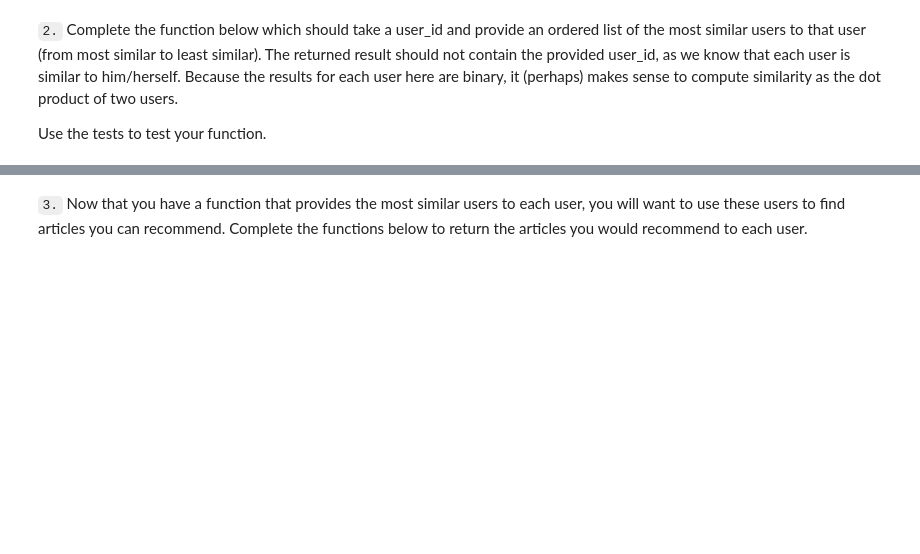
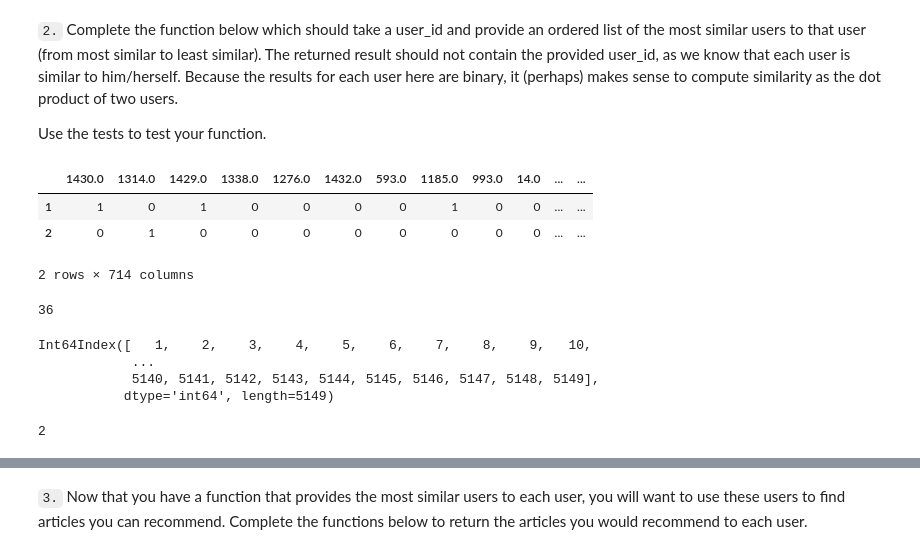
Before and after one commit to bdfaus/Recommendations-with-IBM, a Jupyter notebook: Recommendations_with_IBM.ipynb, the cells around one changed output, grey strips where cells are left out. Saved outputs shown, nothing was run; the diff lists cells and outputs as text; code cells hidden in the pictures; blank space fills up the shorter version.

Commit message:
Feat: Began process of comparing user ratings

```diff
--- a/Recommendations_with_IBM.ipynb
+++ b/Recommendations_with_IBM.ipynb
@@ -379,6 +375,8 @@ def create_user_item_matrix(df):
         else:
             continue
 
+    user_item.fillna(0, inplace=True)
+
     return user_item # return the user_item matrix
 
 user_item = create_user_item_matrix(df)
@@ -396,6 +394,28 @@ You have passed our quick tests!  Please proceed!
 `2.` Complete the function below which should take a user_id and provide an ordered list of the most similar users to that user (from most similar to least similar).  The returned result should not contain the provided user_id, as we know that each user is similar to him/herself. Because the results for each user here are binary, it (perhaps) makes sense to compute similarity as the dot product of two users.
 
 Use the tests to test your function.
+# %%
+user_item.head(2)
+# %% [output]
+|  | 1430.0 | 1314.0 | 1429.0 | 1338.0 | 1276.0 | 1432.0 | 593.0 | 1185.0 | 993.0 | 14.0 | ... | ... |
+| 1 | 1 | 0 | 1 | 0 | 0 | 0 | 0 | 1 | 0 | 0 | ... | ... |
+| 2 | 0 | 1 | 0 | 0 | 0 | 0 | 0 | 0 | 0 | 0 | ... | ... |
+2 rows × 714 columns
+# %%
+user_item.loc[1].sum()
+# %% [output]
+36
+# %%
+user_item.index
+# %% [output]
+Int64Index([   1,    2,    3,    4,    5,    6,    7,    8,    9,   10,
+            ...
+            5140, 5141, 5142, 5143, 5144, 5145, 5146, 5147, 5148, 5149],
+           dtype='int64', length=5149)
+# %%
+np.dot(user_item.loc[1],user_item.loc[2])
+# %% [output]
+2
 # %%
 def find_similar_users(user_id, user_item=user_item):
     '''
```
Also changed, not shown: parts of 5 cells of this notebook.
